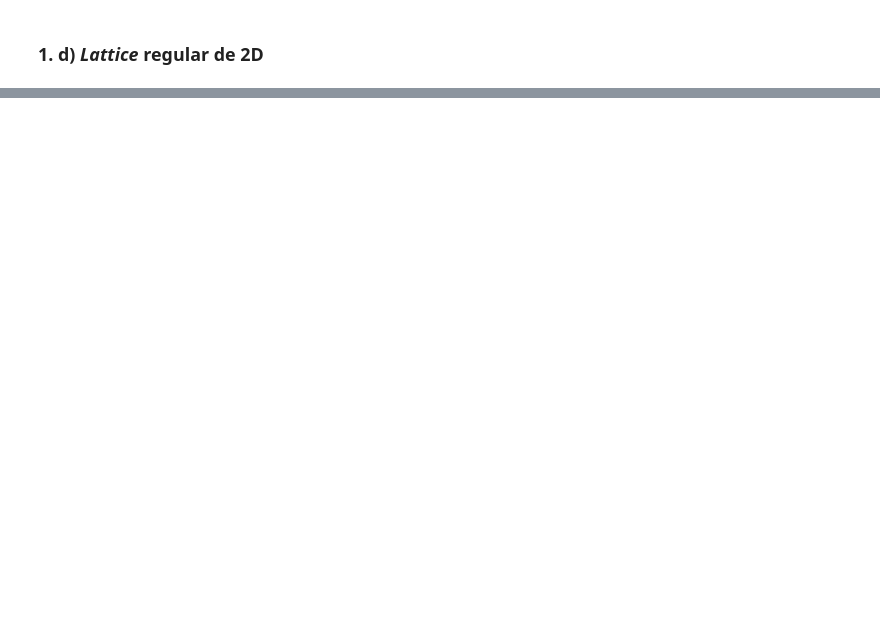
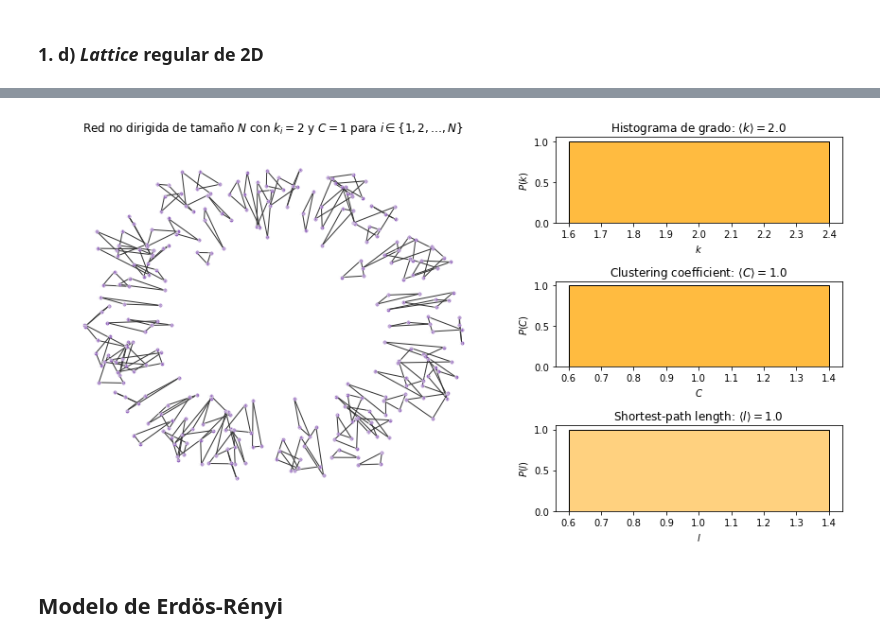
Before and after one commit to joshbrx/VoterModel_Network, a Jupyter notebook: Tipos y modelos de redes.ipynb, the cells around one changed output, grey strips where cells are left out. Cells and saved outputs as stored; diff of their text form; code cells hidden in the pictures; blank space fills up the shorter version.

```diff
--- a/Tipos y modelos de redes.ipynb
+++ b/Tipos y modelos de redes.ipynb
@@ -164,0 +220,9 @@ degree_analysis(G4, title=r"Lattice regular de 2D con $25^2$ nodos", **options4)
+# %%
+n = 300;
+pos = nx.spring_layout(G6, k=50/n, iterations=30)
+
+degree_analysis(G6, pos=pos, title=r"Red no dirigida de tamaño $N$ con $k_i=2$ y $C=1$ para $i\in \{1,2,\dots,N\}$", **options4)
+# %% [output]
+[figure, added]
+# %% [markdown]
+## Modelo de Erdös-Rényi
```
Also changed, not shown: parts of 13 cells of this notebook.
